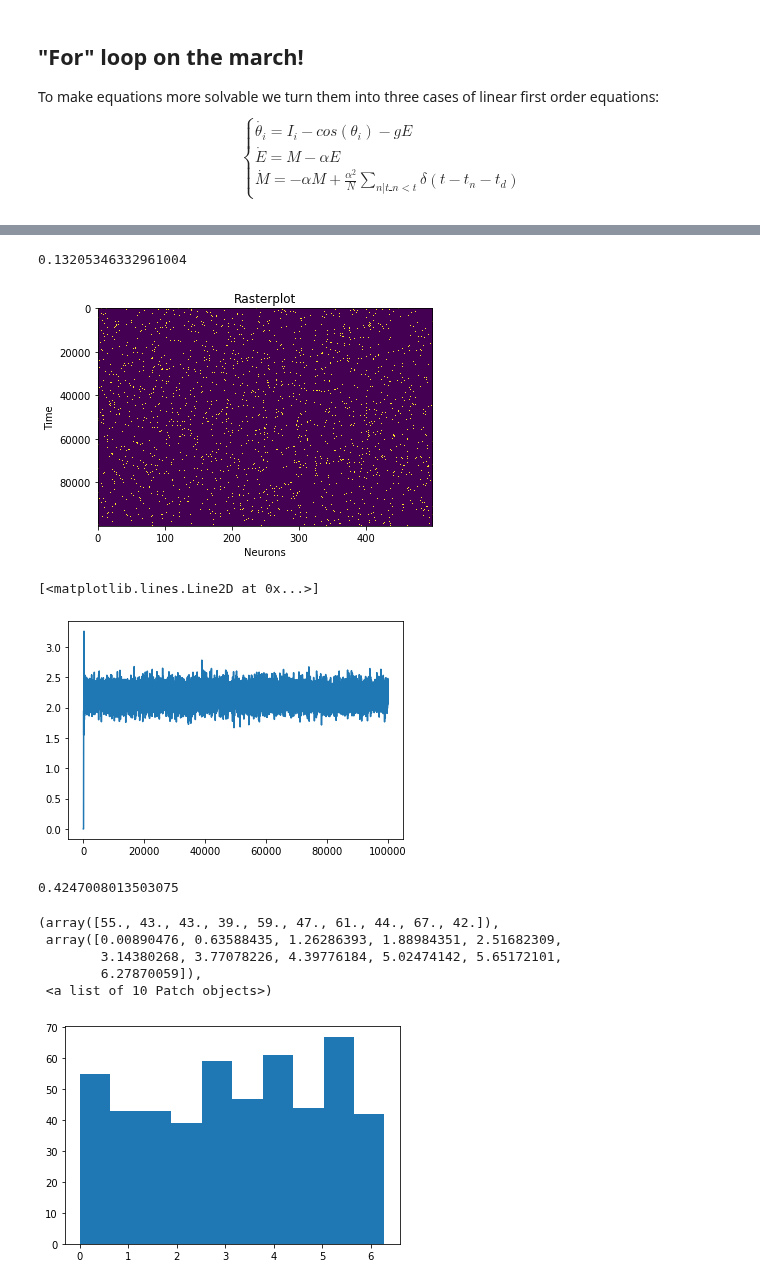
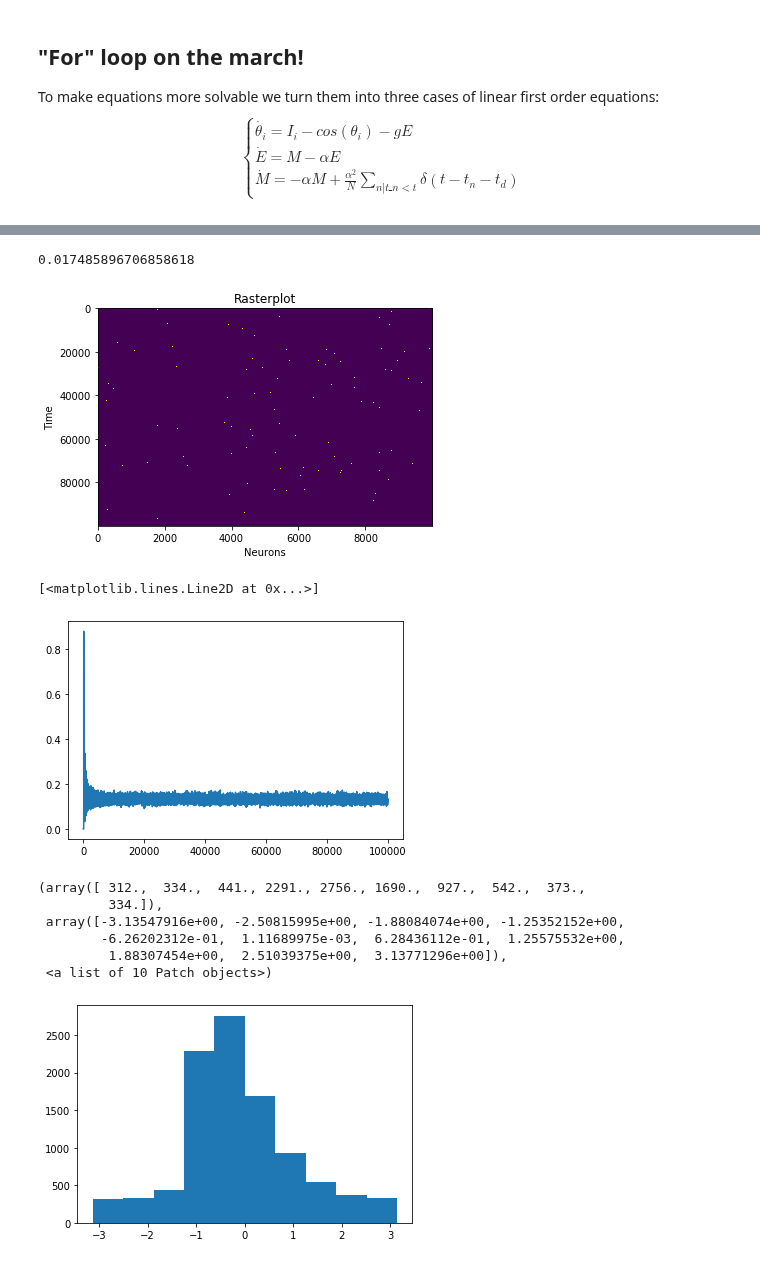
Before and after one commit to mmehrani/master_thesis, a Jupyter notebook: scripts/rotational_model/rotational_model.ipynb, the cells around one changed output, grey strips where cells are left out. Saved outputs shown, nothing was run; the diff lists cells and outputs as text; code cells hidden in the pictures.

```diff
--- a/scripts/rotational_model/rotational_model.ipynb
+++ b/scripts/rotational_model/rotational_model.ipynb
@@ -12,8 +12,8 @@ import numpy as np
 import matplotlib.pyplot as plt
 from tqdm import tqdm
 # %%
-num_neurons = 500
-g =  0.1
+num_neurons = 10000
+g =  5
 random_input_span = (1.2,2.8) #it should fall in the well defined cos(\theta) domain.
 
 total_time = 1000
@@ -33,7 +33,8 @@ theta_arr = np.zeros(num_neurons,dtype = float)
 random_input = np.random.uniform(*random_input_span,size = num_neurons)
 # %%
 spiking_records = np.array( np.zeros((total_steps,num_neurons)), dtype = bool )
-completed_laps = np.zeros( num_neurons )
+# completed_laps = np.zeros( num_neurons )
+amin_saman_param = np.zeros( total_steps )
 # %%
 def retarded_spikes_record(step):
     """
@@ -55,14 +56,18 @@ $$
 $$
 # %%
 for i in tqdm( range(total_steps - 1) ):
-    completed_laps = np.floor( (theta_arr - np.pi) / 2*np.pi,dtype = float)
+#     completed_laps = np.floor( (theta_arr - np.pi) / 2*np.pi,dtype = float)
     theta_arr = theta_arr + (random_input - np.cos(theta_arr) - g * e_arr[i] )*time_step
 
     #here we should spot the spiking neurons. we capture if any has completed new lap
-    spiking_records[i] =  np.floor( (theta_arr - np.pi) / 2*np.pi,dtype = float) > completed_laps
+#     spiking_records[i] =  np.floor( (theta_arr - np.pi) / 2*np.pi,dtype = float) > completed_laps
+    spiking_records[i] = theta_arr > np.pi
 
+    theta_arr = theta_arr - 2 * np.pi * spiking_records[i]
     m_arr[i+1] = m_arr[i] + time_step*( -alpha*m_arr[i] ) + ( (alpha**2)/num_neurons ) *retarded_spikes_record(i)
     e_arr[i+1] = e_arr[i] + time_step*( m_arr[i] - alpha*e_arr[i] )
+
+    amin_saman_param[i] = np.mean( np.sin(theta_arr) )**2
 # %%
 plt.hist(theta_arr)
 # %% [output]
@@ -76,7 +82,7 @@ plt.hist(theta_arr)
 sigma = np.std( e_arr )
 sigma
 # %% [output]
-0.13205346332961004
+0.017485896706858618
 # %%
 plt.imshow( spiking_records,aspect= 'auto')
 plt.xlabel('Neurons')
@@ -84,23 +90,19 @@ plt.ylabel('Time')
 plt.title('Rasterplot')
 plt.savefig('raster_plot_N{}_g{}.png'.format(num_neurons,g))
 # %% [output]
-[figure, old version]
+[figure, new version]
 # %%
 plt.plot(e_arr)
 # %% [output]
 [<matplotlib.lines.Line2D at 0x...>]
-[figure, old version]
+[figure, new version]
-# %%
-param = np.sum( np.sin(theta_arr)**2 ) / num_neurons
-param
-# %% [output]
-0.4247008013503075
 # %%
-plt.hist(theta_arr % 2*np.pi)
+plt.hist(theta_arr )
 # %% [output]
-(array([55., 43., 43., 39., 59., 47., 61., 44., 67., 42.]),
- array([0.00890476, 0.63588435, 1.26286393, 1.88984351, 2.51682309,
-        3.14380268, 3.77078226, 4.39776184, 5.02474142, 5.65172101,
-        6.27870059]),
+(array([ 312.,  334.,  441., 2291., 2756., 1690.,  927.,  542.,  373.,
+         334.]),
+ array([-3.13547916e+00, -2.50815995e+00, -1.88084074e+00, -1.25352152e+00,
+        -6.26202312e-01,  1.11689975e-03,  6.28436112e-01,  1.25575532e+00,
+         1.88307454e+00,  2.51039375e+00,  3.13771296e+00]),
  <a list of 10 Patch objects>)
-[figure, old version]
+[figure, new version]
```
Also changed, not shown: parts of 2 cells of this notebook, 5 other files.
